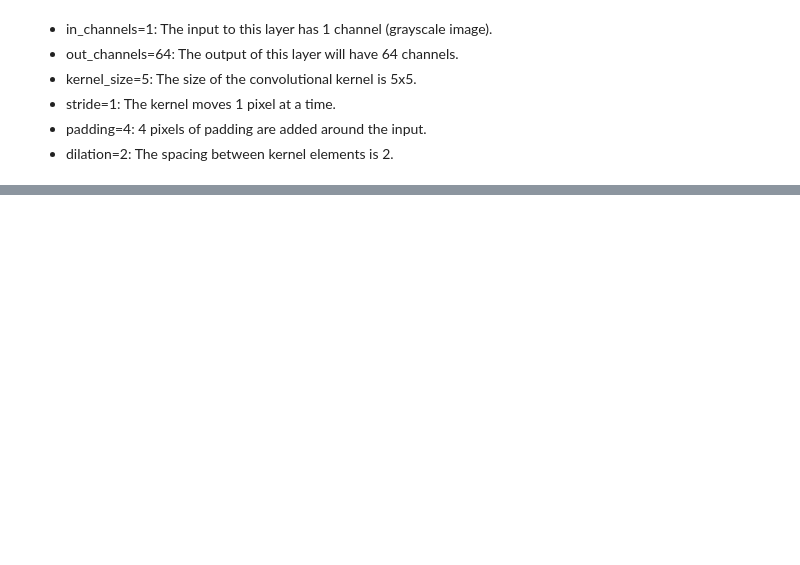
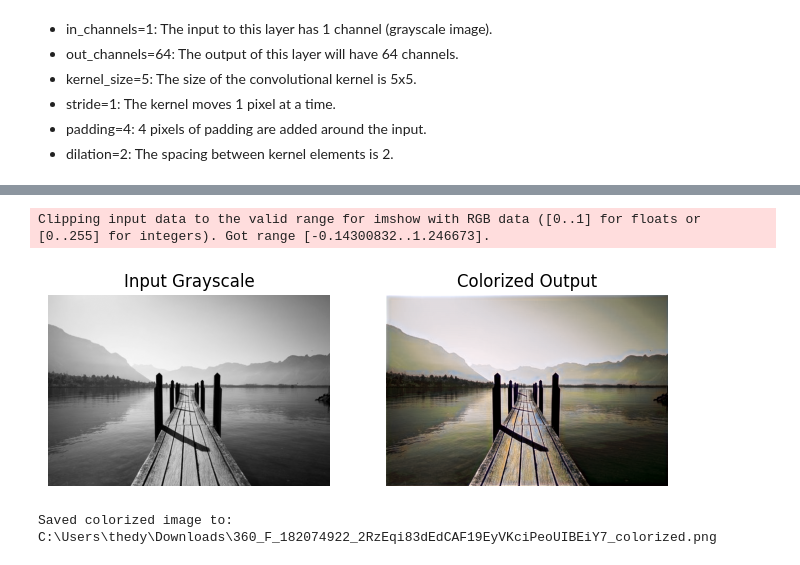
Before and after one commit to okidli1/colorization, a Jupyter notebook: colorize_model.ipynb, the cells around one changed output, grey strips where cells are left out. Saved outputs shown, nothing was run; the diff lists cells and outputs as text; code cells hidden in the pictures; blank space fills up the shorter version.

Commit message:
Updates + Weights
I'm having trouble with my github, so uploading changes directly

```diff
--- a/colorize_model.ipynb
+++ b/colorize_model.ipynb
@@ -75,9 +134,18 @@ class ColorizationNet(nn.Module):
 # %%
 model = ColorizationNet().to(device)  # device is defined above
 
+# Optionally load model weights if available
+import os
+weights_path = "colorization_model_weights.pth"
+if os.path.exists(weights_path):
+    model.load_state_dict(torch.load(weights_path, map_location=device))
+    print(f"Loaded model weights from {weights_path}")
+else:
+    print("No saved weights found, using randomly initialized model.")
+
 # Loss and optimizer
-criterion = nn.MSELoss()
-optimizer = optim.Adam(model.parameters(), lr=0.001)
+criterion = nn.L1Loss()
+optimizer = optim.Adam(model.parameters(), lr=0.0001)  # Changed from Adagrad to Adam
 
 # Convert RGB image to grayscale
 def rgb_to_gray(img):
@@ -433,0 +394,46 @@ Saved 64 original/colorized pairs to: imgs_out\pairs_20251128_135006
+# %%
+# --- Colorize your own black and white image ---
+from PIL import Image
+import torch
+import torchvision.transforms as transforms
+import matplotlib.pyplot as plt
+
+# Path to your grayscale image (change this to your file)
+img_path = r"C:\Users\thedy\Downloads\360_F_182074922_2RzEqi83dEdCAF19EyVKciPeoUIBEiY7.jpg"  # Example path (note the r prefix)
+
+# Load image as grayscale
+img = Image.open(img_path).convert('L')  # 'L' mode = grayscale
+
+# Convert to tensor and normalize to [0,1]
+to_tensor = transforms.ToTensor()  # outputs shape (1, H, W)
+gray_tensor = to_tensor(img).unsqueeze(0)  # shape (1, 1, H, W)
+
+# Move to device
+gray_tensor = gray_tensor.to(device)
+
+# Run through model
+with torch.no_grad():
+    colorized = model(gray_tensor)
+    colorized = colorized.squeeze(0).cpu()  # shape (3, H, W)
+
+# Convert to numpy for display
+colorized_np = colorized.permute(1, 2, 0).numpy()
+
+# Show original and colorized
+fig, axs = plt.subplots(1, 2, figsize=(8, 4))
+axs[0].imshow(img, cmap='gray')
+axs[0].set_title('Input Grayscale')
+axs[0].axis('off')
+axs[1].imshow(colorized_np)
+axs[1].set_title('Colorized Output')
+axs[1].axis('off')
+plt.show()
+
+# Optionally save the colorized result
+out_path = img_path.rsplit('.', 1)[0] + '_colorized.png'
+Image.fromarray((colorized_np * 255).astype('uint8')).save(out_path)
+print(f'Saved colorized image to: {out_path}')
+# %% [output]
+Clipping input data to the valid range for imshow with RGB data ([0..1] for floats or [0..255] for integers). Got range [-0.14300832..1.246673].
+[figure, added]
+Saved colorized image to: C:\Users\thedy\Downloads\360_F_182074922_2RzEqi83dEdCAF19EyVKciPeoUIBEiY7_colorized.png
```
Also changed, not shown: parts of 9 cells of this notebook, 1 other file.
